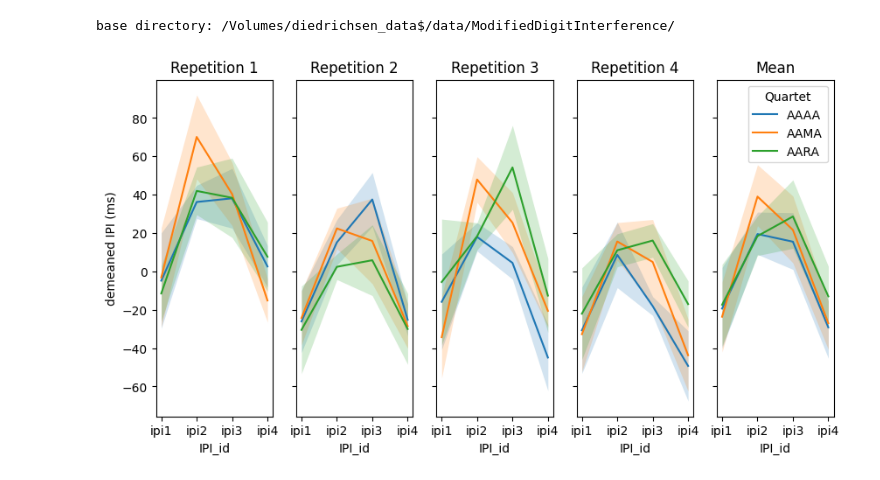
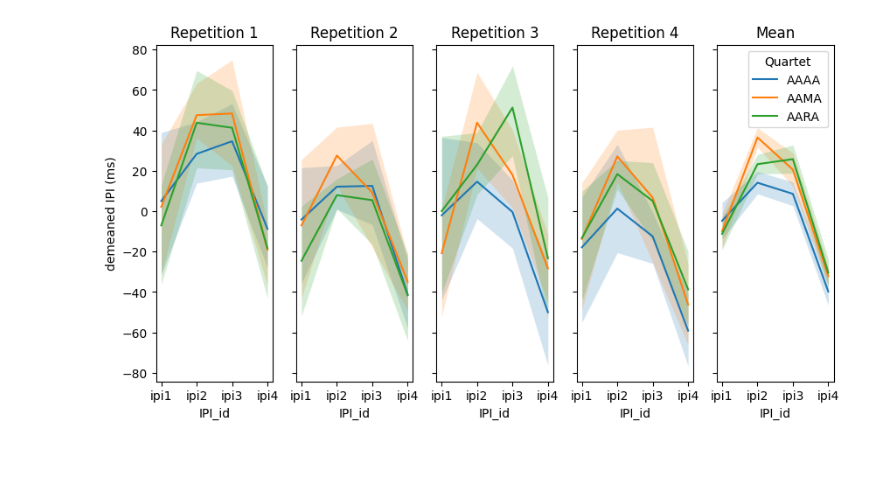
Before and after one commit to AmandaGiselleLily/modified-digit-inteference, a Jupyter notebook: notebooks/IPIs.ipynb, the cells around one changed output. Saved outputs shown, nothing was run; the diff lists cells and outputs as text; code cells hidden in the pictures.

```diff
--- a/notebooks/IPIs.ipynb
+++ b/notebooks/IPIs.ipynb
@@ -1,5 +1,7 @@
 # %%
-import mdi.globals as gl
+import sys
+sys.path.append('../mdi/')
+import globals as gl
 import numpy as np
 import seaborn as sb
 import matplotlib.pyplot as plt
@@ -7,8 +9,6 @@ import os
 import pandas as pd
 
 plt.style.use('default')
-# %% [output]
-base directory: /Volumes/diedrichsen_data$/data/ModifiedDigitInterference/
 # %%
 # load data
 data = pd.read_csv(os.path.join(gl.baseDir, gl.behavDir, 'MDI0_merged.csv'))
@@ -20,19 +19,19 @@ data.Quartet = pd.Categorical(data.Quartet, categories=['AAAA', 'AAMA', 'AARA'],
 # %%
 # melt dataframe ipis
 melted_ipi = data.melt(id_vars=["Quartet", 'SID', 'PosInQuartet', 'TN', 'BN'],value_vars=["ipi1","ipi2","ipi3","ipi4"], value_name="IPI", var_name="IPI_id")
-melted_ipi['IPI'] = (melted_ipi['IPI'] - melted_ipi.groupby('SID')['IPI'].transform('mean'))
-melted_ipiG = melted_ipi.groupby(['SID', 'Quartet', 'PosInQuartet', 'IPI_id'], observed=True).mean(numeric_only=True).reset_index()
-melted_ipiG['IPI'] += melted_ipiG['IPI'].mean()
+melted_ipiG = melted_ipi.groupby(['SID', 'Quartet', 'PosInQuartet', 'IPI_id'], observed=True).median(numeric_only=True).reset_index()
+melted_ipiG['IPI'] = (melted_ipiG['IPI']- melted_ipiG.groupby('SID')['IPI'].transform('mean'))
+
 
 fig, axs = plt.subplots(1, 5, sharey=True, figsize=(10, 5))
 
 for i in range(4):
     ax = axs[i]
-    sb.lineplot(ax=ax, data=melted_ipiG[melted_ipiG.PosInQuartet == i+1], x="IPI_id",y="IPI",hue="Quartet", err_kws={'linewidth':0}, legend=False, errorbar='se')
+    sb.lineplot(ax=ax, data=melted_ipiG[melted_ipiG.PosInQuartet == i+1], x="IPI_id",y="IPI",hue="Quartet", err_kws={'linewidth':0}, legend=False)
     ax.set_title(f'Repetition {i+1}')
-sb.lineplot(ax=axs[-1], data=melted_ipiG, x="IPI_id", y="IPI",hue="Quartet", err_kws={'linewidth':0})
+sb.lineplot(ax=axs[-1], data=melted_ipiG, x="IPI_id", y="IPI",hue="Quartet", err_kws={'linewidth':0}, errorbar='se')
 axs[-1].set_title('Mean')
 axs[0].set_ylabel('demeaned IPI (ms)')
 plt.show()
 # %% [output]
-[figure, old version]
+[figure, new version]
```
Also changed, not shown: parts of 1 cell of this notebook, 1 other file.
